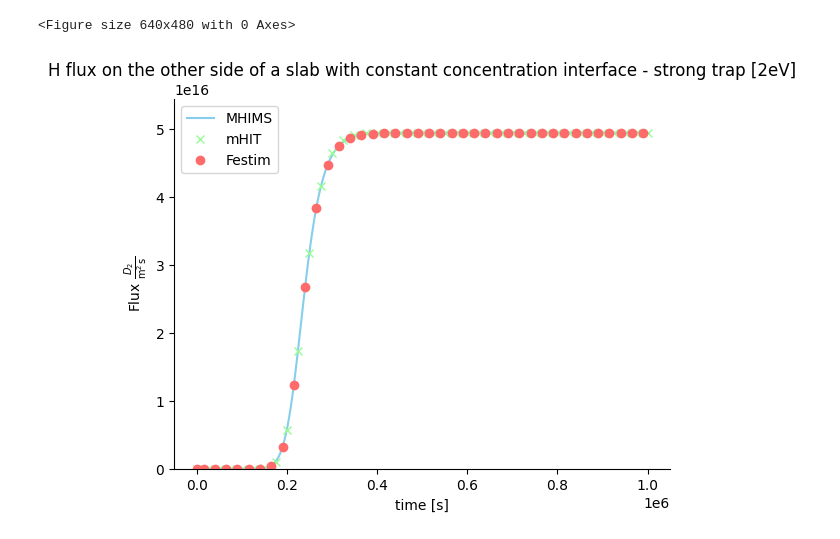
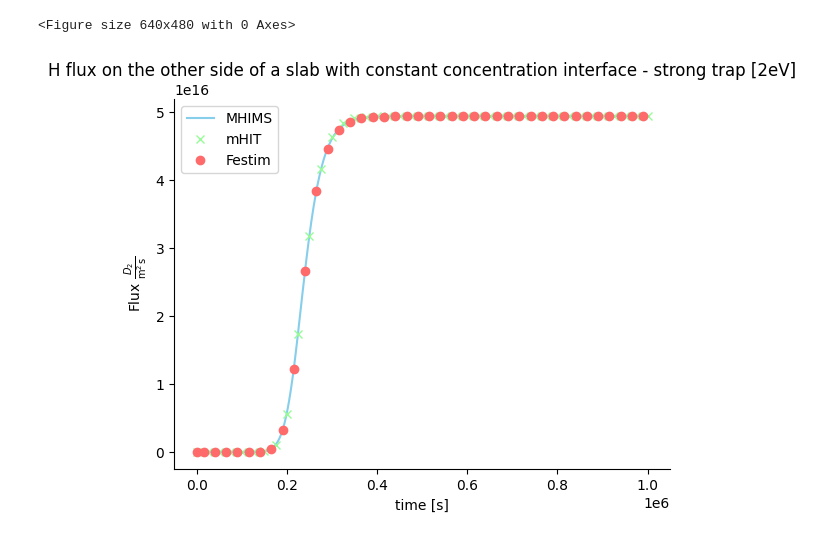
Before and after one commit to gabriele-ferrero/Titans_TT_codecomparison, a Jupyter notebook: Grafici e dati/Strong Trap/StrongTrapPlot.ipynb, the cells around one changed output. Saved outputs shown, nothing was run; the diff lists cells and outputs as text; code cells hidden in the pictures.

Commit message:
Clean Strong trap plot

```diff
--- a/Grafici e dati/Strong Trap/StrongTrapPlot.ipynb
+++ b/Grafici e dati/Strong Trap/StrongTrapPlot.ipynb
@@ -59,25 +36,21 @@ fluxbulk3.rename(columns=new_column_names, inplace=True)
 # %% [output]
 <Figure size 640x480 with 0 Axes>
 # %%
+time_column = fluxbulk3['Time']
+flux_column = fluxbulk3['Flux']
 
-# Assuming 'flux_bulk_4.out' has column headers, you can access the columns by their names:
-time_column = fluxbulk3['Time']  # Replace 'Time' with the actual column name for time
-flux_column = fluxbulk3['Flux']
+
 plt.plot(fluxbulk3['Time'],fluxbulk3['Flux'],color='#87CEEB',label='MHIMS')
-#plt.plot(time[1:], flux[1:] * 6.02214076E23 / 2, '--')
 plt.plot(a[::25, 0], a[::25, 1], 'x', color='#98FB98',label='mHIT')
-
 plt.plot(b[::250, 0], b[::250, 1], 'o', color='#FF6B6B', label='Festim')
 plt.gca().spines['top'].set_visible(False)
 plt.gca().spines['right'].set_visible(False)
 plt.title('H flux on the other side of a slab with constant concentration interface - strong trap [2eV]')
 plt.xlabel('time [s]')
 plt.ylabel(r'Flux $\frac{D_2}{\mathrm{m^2 \, s}}$')
 plt.legend( loc='best')
-plt.ylim([1E-15, flux[-1] * 1.1 * 6.02214076E23 / 2])
 
-# Add the other figures here...
 plt.savefig('IntermediateTrap.jpg',dpi=450)
 plt.show()
 # %% [output]
-[figure, old version]
+[figure, new version]
```
Also changed, not shown: parts of 4 cells of this notebook, 28 other files.
